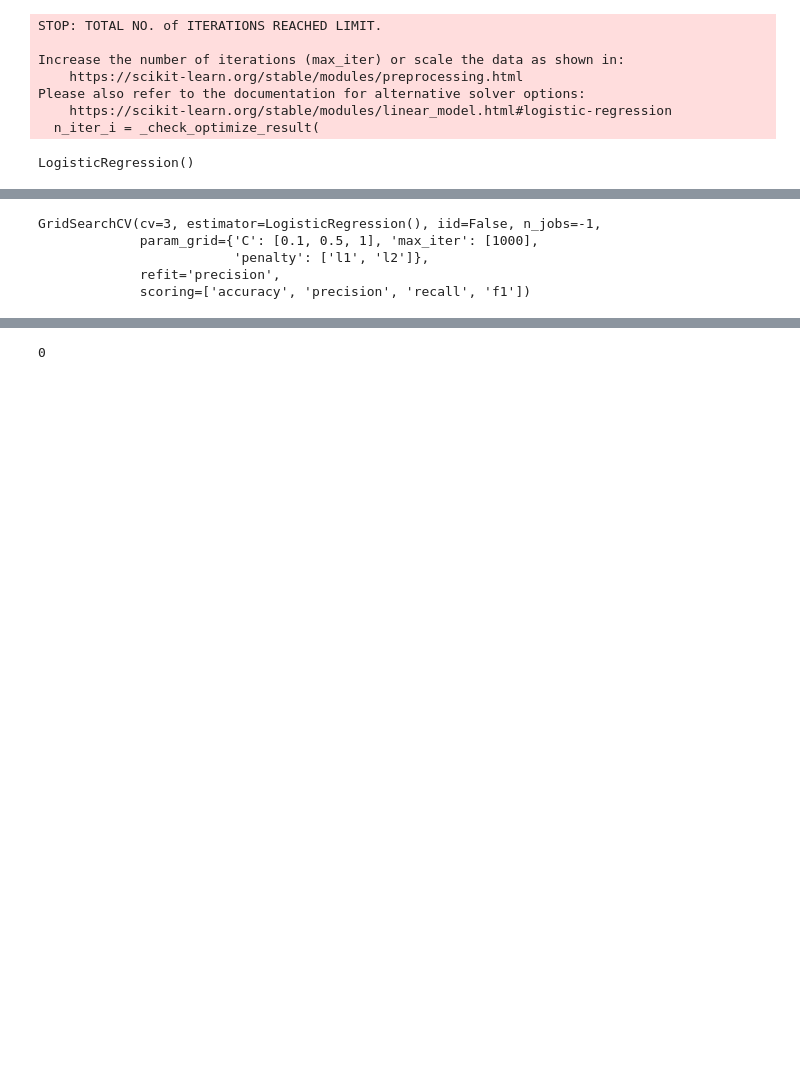
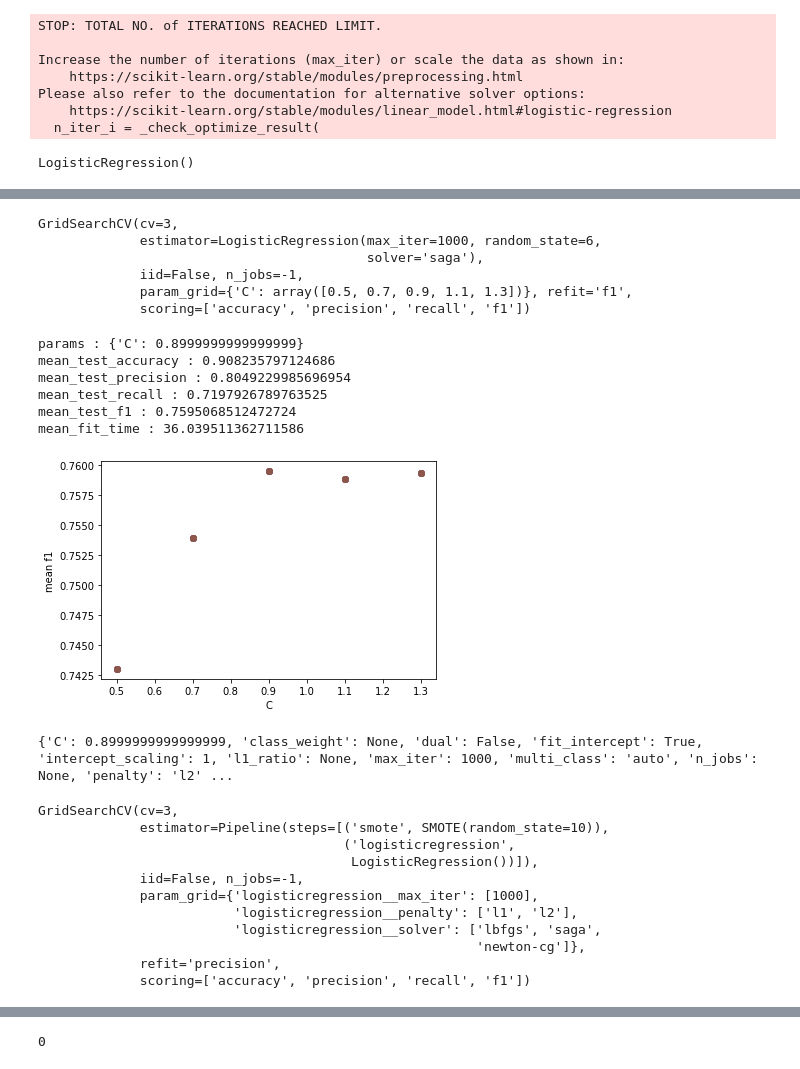
Before and after one commit to paulbsalamanca/CSS-Project-3-Team-6-Fall-2020, a Jupyter notebook: Project 3 Students.ipynb, the cells around one changed output, grey strips where cells are left out. Cells and saved outputs as stored; diff of their text form; code cells hidden in the pictures; blank space fills up the shorter version.

Commit message:
hyperparameter code

```diff
--- a/Project 3 Students.ipynb
+++ b/Project 3 Students.ipynb
@@ -590,0 +616,6 @@ LogisticRegression()
+# %%
+metrics = ["params", "mean_test_accuracy", "mean_test_precision",
+           "mean_test_recall", "mean_test_f1", "mean_fit_time"]
+
+for i in metrics:
+    print(i, ":", log_grid_reg.cv_results_[i][log_grid_reg.best_index_])
@@ -591,21 +629,71 @@ LogisticRegression()
+# %%
+#tuning C, imbalanced
+from sklearn.linear_model import LogisticRegression
+
+
+param_grid = {'C' : np.arange(0.5, 1.5, 0.2)}
+
+log_grid_reg2 = GridSearchCV(log_grid_reg.best_estimator_, param_grid, cv=3, iid=False,
+                            scoring=['accuracy', 'precision', 'recall', 'f1'], n_jobs = -1,
+                           refit = 'f1')
+log_grid_reg2.fit(X, y.ravel())
+# %% [output]
+GridSearchCV(cv=3,
+             estimator=LogisticRegression(max_iter=1000, random_state=6,
+                                          solver='saga'),
+             iid=False, n_jobs=-1,
+             param_grid={'C': array([0.5, 0.7, 0.9, 1.1, 1.3])}, refit='f1',
+             scoring=['accuracy', 'precision', 'recall', 'f1'])
+# %%
+metrics = ["params", "mean_test_accuracy", "mean_test_precision",
+           "mean_test_recall", "mean_test_f1", "mean_fit_time"]
+
+for i in metrics:
+    print(i, ":", log_grid_reg2.cv_results_[i][log_grid_reg2.best_index_])
+
+    plt.scatter(log_grid_reg2.cv_results_['param_C'],
+            log_grid_reg2.cv_results_["mean_test_f1"])
+plt.xlabel('C')
+plt.ylabel('mean f1')
+plt.show()
+
+print(log_grid_reg2.best_estimator_.get_params())
+
+# i changed to f1 for this second round because tuning C pulls it to regularize too much...
+# precision goes up a lot but recall becomes abysmal
+# %% [output]
+params : {'C': 0.8999999999999999}
+mean_test_accuracy : 0.908235797124686
+mean_test_precision : 0.8049229985696954
+mean_test_recall : 0.7197926789763525
+mean_test_f1 : 0.7595068512472724
+mean_fit_time : 36.039511362711586
+[figure, added]
+{'C': 0.8999999999999999, 'class_weight': None, 'dual': False, 'fit_intercept': True, 'intercept_scaling': 1, 'l1_ratio': None, 'max_iter': 1000, 'multi_class': 'auto', 'n_jobs': None, 'penalty': 'l2' ...
 # %%
-#hyperparameter grid search
+#hyperparameter grid search, balanced
 
 #adding up sample here
 imba_pipeline = make_pipeline(SMOTE(random_state=10),
                               LogisticRegression())
 
-param_grid = {'penalty': ['l1', 'l2'],
-               'C': [.1, .5, 1],
-             "max_iter": [1000]}
+param_grid = {'logisticregression__penalty': ['l1', 'l2'],
+              'logisticregression__solver' : ['newton-cg', 'lbfgs', 'saga'],
+             "logisticregression__max_iter": [1000]}
 
-log_grid_reg = GridSearchCV(logisticRegr, param_grid, cv=3, iid=False,
+log_grid_reg3 = GridSearchCV(imba_pipeline, param_grid, cv=3, iid=False,
                             scoring=['accuracy', 'precision', 'recall', 'f1'], n_jobs = -1,
                            refit = 'precision')
-log_grid_reg.fit(X, y.ravel())
+log_grid_reg3.fit(X, y.ravel())
 # %% [output]
-GridSearchCV(cv=3, estimator=LogisticRegression(), iid=False, n_jobs=-1,
-             param_grid={'C': [0.1, 0.5, 1], 'max_iter': [1000],
-                         'penalty': ['l1', 'l2']},
+GridSearchCV(cv=3,
+             estimator=Pipeline(steps=[('smote', SMOTE(random_state=10)),
+                                       ('logisticregression',
+                                        LogisticRegression())]),
+             iid=False, n_jobs=-1,
+             param_grid={'logisticregression__max_iter': [1000],
+                         'logisticregression__penalty': ['l1', 'l2'],
+                         'logisticregression__solver': ['lbfgs', 'saga',
+                                                        'newton-cg']},
              refit='precision',
              scoring=['accuracy', 'precision', 'recall', 'f1'])
```
Also changed, not shown: parts of 17 cells of this notebook.
